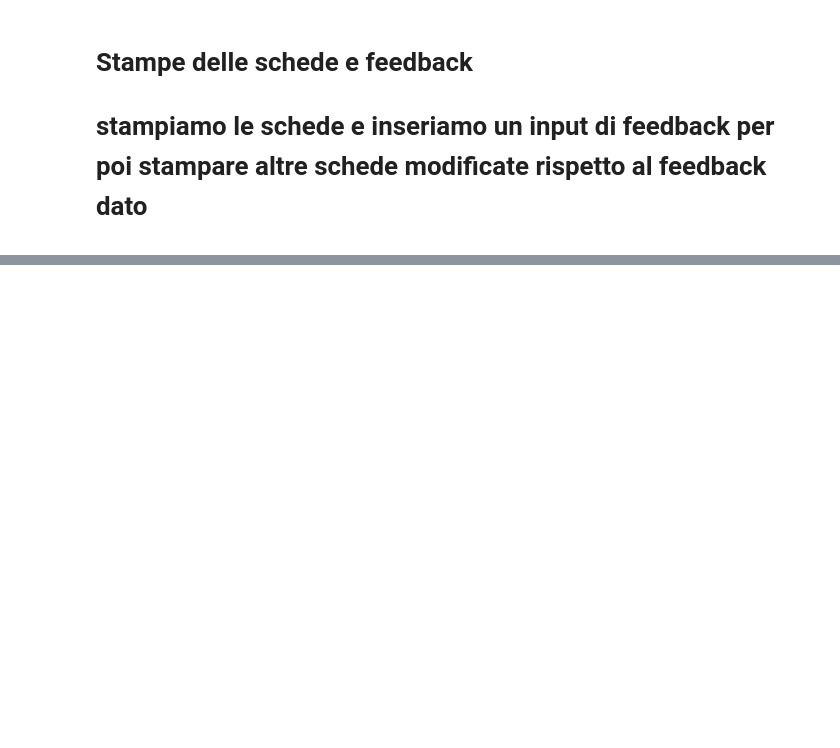
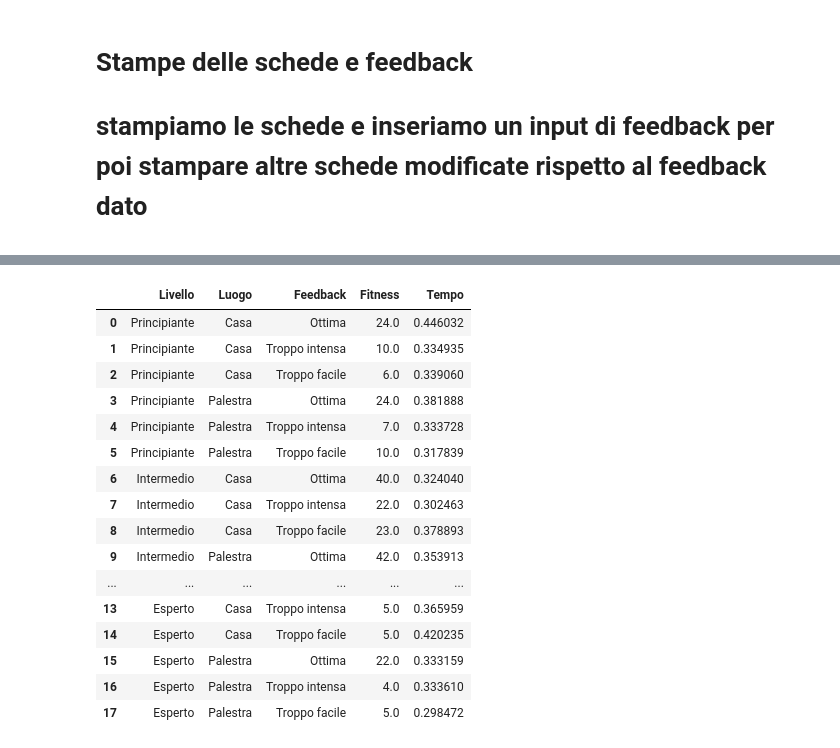
Before and after one commit to Gmarco2706/DNAGYMCraft, a Jupyter notebook: GymGA.ipynb, the cells around one changed output, grey strips where cells are left out. Cells and saved outputs as stored; diff of their text form; code cells hidden in the pictures; blank space fills up the shorter version.

```diff
--- a/GymGA.ipynb
+++ b/GymGA.ipynb
@@ -234,0 +551,21 @@ print(f"Punteggio della miglior scheda di allenamento con feedback: {punteggio_s
+# %%
+test = pd.read_csv('test.csv')
+test
+# %% [output]
+|  | Livello | Luogo | Feedback | Fitness | Tempo |
+| 0 | Principiante | Casa | Ottima | 24.0 | 0.446032 |
+| 1 | Principiante | Casa | Troppo intensa | 10.0 | 0.334935 |
+| 2 | Principiante | Casa | Troppo facile | 6.0 | 0.339060 |
+| 3 | Principiante | Palestra | Ottima | 24.0 | 0.381888 |
+| 4 | Principiante | Palestra | Troppo intensa | 7.0 | 0.333728 |
+| 5 | Principiante | Palestra | Troppo facile | 10.0 | 0.317839 |
+| 6 | Intermedio | Casa | Ottima | 40.0 | 0.324040 |
+| 7 | Intermedio | Casa | Troppo intensa | 22.0 | 0.302463 |
+| 8 | Intermedio | Casa | Troppo facile | 23.0 | 0.378893 |
+| 9 | Intermedio | Palestra | Ottima | 42.0 | 0.353913 |
+| ... | ... | ... | ... | ... | ... |
+| 13 | Esperto | Casa | Troppo intensa | 5.0 | 0.365959 |
+| 14 | Esperto | Casa | Troppo facile | 5.0 | 0.420235 |
+| 15 | Esperto | Palestra | Ottima | 22.0 | 0.333159 |
+| 16 | Esperto | Palestra | Troppo intensa | 4.0 | 0.333610 |
+| 17 | Esperto | Palestra | Troppo facile | 5.0 | 0.298472 |
```
Also changed, not shown: parts of 8 cells of this notebook.
